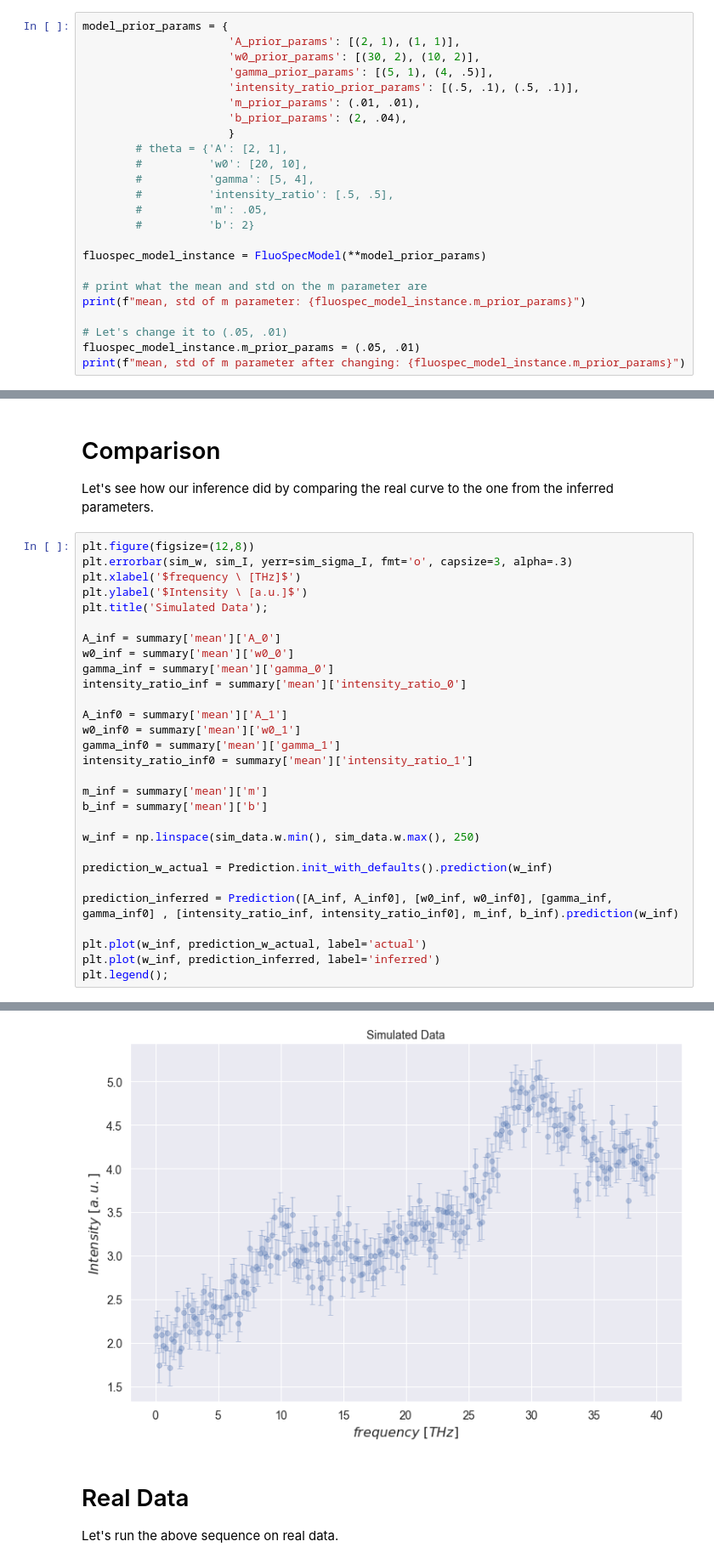
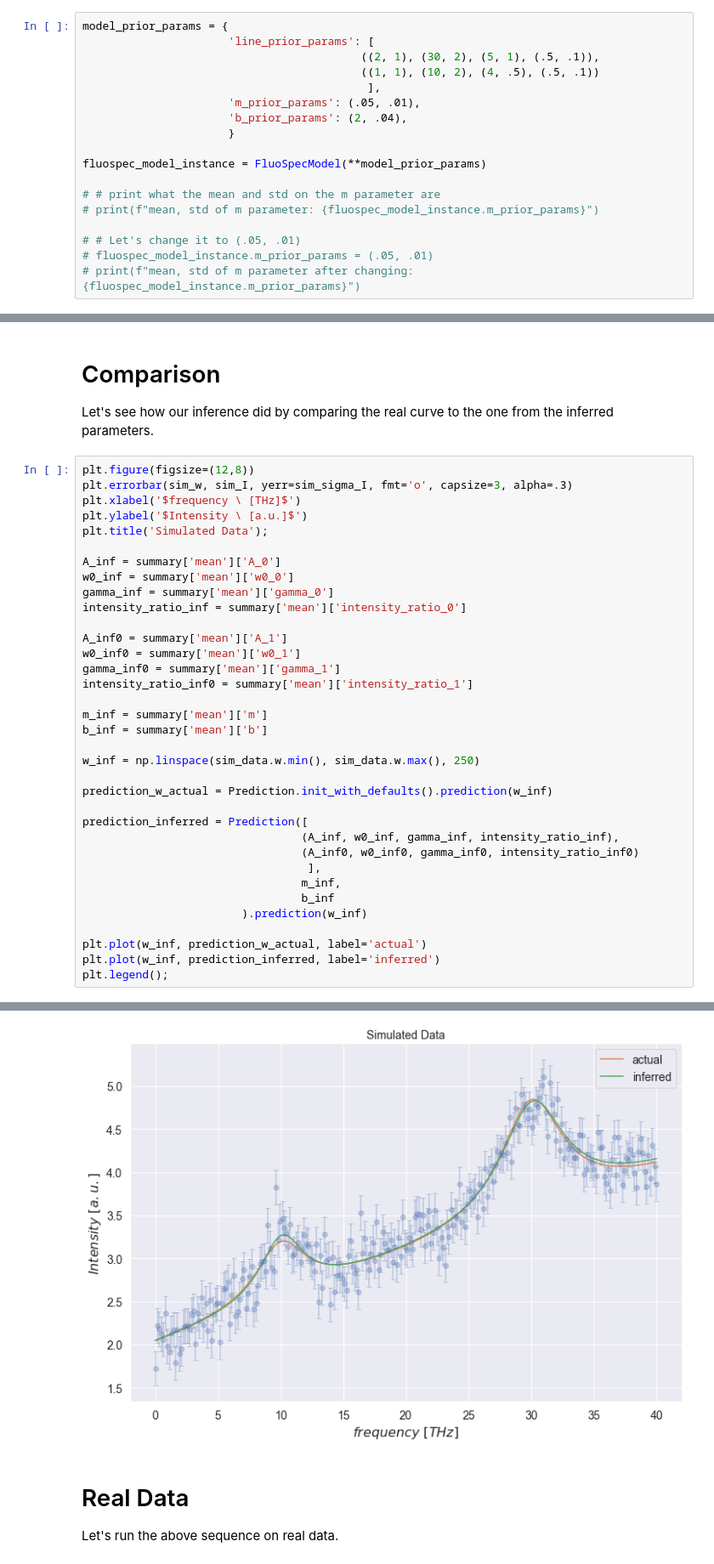
Before and after one commit to phys201/FluorescenceSpectroscopy, a Jupyter notebook: documentation.ipynb, the cells around one changed output, grey strips where cells are left out. Shown at 85% size. Cells and saved outputs as stored; diff of their text form.

```diff
--- a/documentation.ipynb
+++ b/documentation.ipynb
@@ -122,25 +129,19 @@ To use the main class of `fluospec`, `FluoSpecModel`, we first instantiate it. I
 Next, we call the `model` method, with a pandas DataFrame of the data as a parameter. This method will return a pymc3 Model that we can then use for inference. `model` expects the data as loaded by `load_data` (*ie* with the `w`, `I`, and `sigma_I` columns).
 # %%
 model_prior_params = {
-                      'A_prior_params': [(2, 1), (1, 1)],
-                      'w0_prior_params': [(30, 2), (10, 2)],
-                      'gamma_prior_params': [(5, 1), (4, .5)],
-                      'intensity_ratio_prior_params': [(.5, .1), (.5, .1)],
-                      'm_prior_params': (.01, .01),
+                      'line_prior_params': [
+                                          ((2, 1), (30, 2), (5, 1), (.5, .1)),
+                                          ((1, 1), (10, 2), (4, .5), (.5, .1))
+                                           ],
+                      'm_prior_params': (.05, .01),
                       'b_prior_params': (2, .04),
                       }
-        # theta = {'A': [2, 1],
-        #          'w0': [20, 10],
-        #          'gamma': [5, 4],
-        #          'intensity_ratio': [.5, .5],
-        #          'm': .05,
-        #          'b': 2}
 
 fluospec_model_instance = FluoSpecModel(**model_prior_params)
 
-# print what the mean and std on the m parameter are
-print(f"mean, std of m parameter: {fluospec_model_instance.m_prior_params}")
+# # print what the mean and std on the m parameter are
+# print(f"mean, std of m parameter: {fluospec_model_instance.m_prior_params}")
 
-# Let's change it to (.05, .01)
-fluospec_model_instance.m_prior_params = (.05, .01)
-print(f"mean, std of m parameter after changing: {fluospec_model_instance.m_prior_params}")
+# # Let's change it to (.05, .01)
+# fluospec_model_instance.m_prior_params = (.05, .01)
+# print(f"mean, std of m parameter after changing: {fluospec_model_instance.m_prior_params}")
@@ -251,7 +246,13 @@ w_inf = np.linspace(sim_data.w.min(), sim_data.w.max(), 250)
 
 prediction_w_actual = Prediction.init_with_defaults().prediction(w_inf)
 
-prediction_inferred = Prediction([A_inf, A_inf0], [w0_inf, w0_inf0], [gamma_inf, gamma_inf0] , [intensity_ratio_inf, intensity_ratio_inf0], m_inf, b_inf).prediction(w_inf)
+prediction_inferred = Prediction([
+                                 (A_inf, w0_inf, gamma_inf, intensity_ratio_inf),
+                                 (A_inf0, w0_inf0, gamma_inf0, intensity_ratio_inf0)
+                                  ],
+                                 m_inf,
+                                 b_inf
+                        ).prediction(w_inf)
 
 plt.plot(w_inf, prediction_w_actual, label='actual')
 plt.plot(w_inf, prediction_inferred, label='inferred')
@@ -261,4 +261,4 @@ NameError: name 'summary' is not defined
-[figure, old version]
+[figure, new version]
 # %% [markdown]
 # Real Data
 Let's run the above sequence on real data.
```
Also changed, not shown: parts of 15 cells of this notebook, 1 other file.
